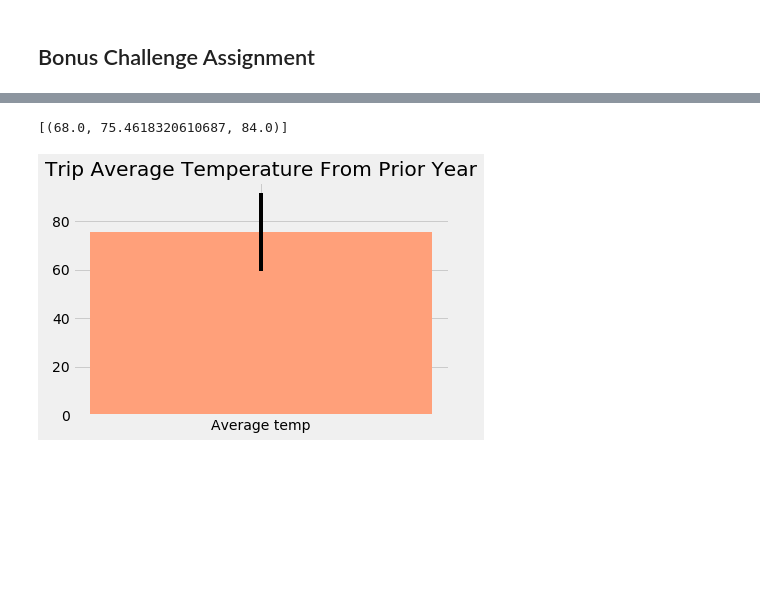
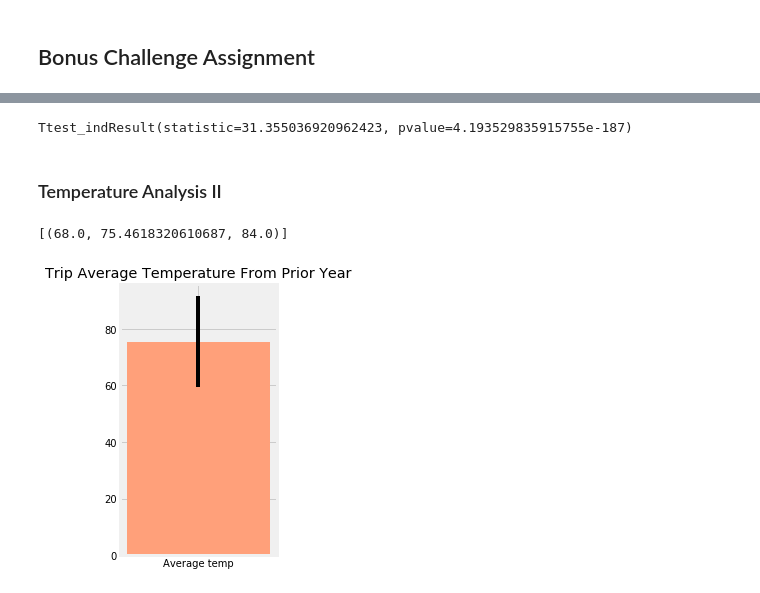
Before and after one commit to Abdullah101298/Analyzing_Honolulu_Climate, a Jupyter notebook: climate.ipynb, the cells around one changed output, grey strips where cells are left out. Cells and saved outputs as stored; diff of their text form; code cells hidden in the pictures; blank space fills up the shorter version.

```diff
--- a/climate.ipynb
+++ b/climate.ipynb
@@ -175,3 +208,9 @@ plt.show()
+# %%
+stats.ttest_ind(Meas_Df_june['tobs'], Meas_Df_dec['tobs'],equal_var = False)
+# %% [output]
+Ttest_indResult(statistic=31.355036920962423, pvalue=4.193529835915755e-187)
+# %% [markdown]
+### Temperature Analysis II
 # %%
  # This function called `calc_temps` will accept start date and end date in the format '%Y-%m-%d'
 # and return the minimum, average, and maximum temperatures for that range of dates
@@ -209,13 +248,13 @@ print(Vac_Averages)
 [(68.0, 75.4618320610687, 84.0)]
 # %%
 yerror = [Min_temp,Max_temp]
+fig, ax = plt.subplots()
 bar_chart = plt.bar(1 , Average_temp, color= 'lightsalmon',
                    align='center',tick_label = 'Average temp',
                    yerr = yerror[1]-yerror[0])
-plt.title('Trip Average Temperature From Prior Year')
-plt.savefig(output_image2)
-# fig.set_size_inches(2.5, 5)
-# fig.tight_layout()
+ax.set_title('Trip Average Temperature From Prior Year')
+plt.savefig(output_image3)
+fig.set_size_inches(2.5, 5)
 plt.show()
 # %% [output]
-[figure, old version]
+[figure, new version]
```
Also changed, not shown: parts of 9 cells of this notebook.
